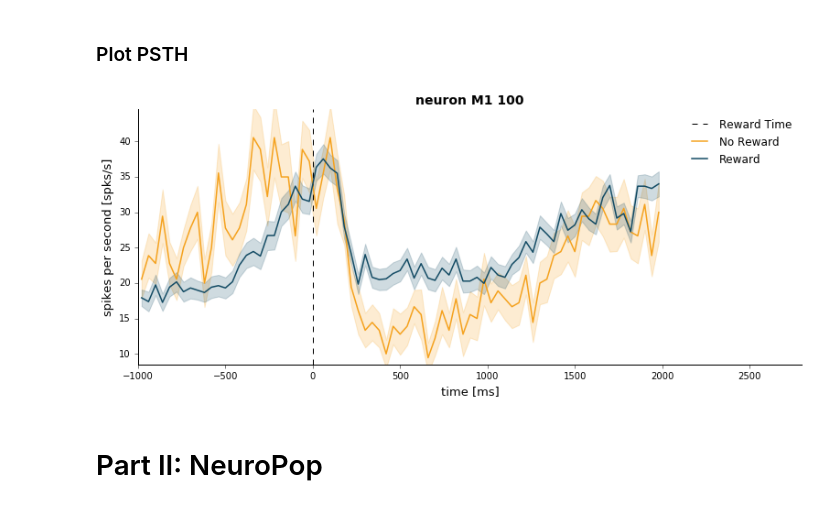
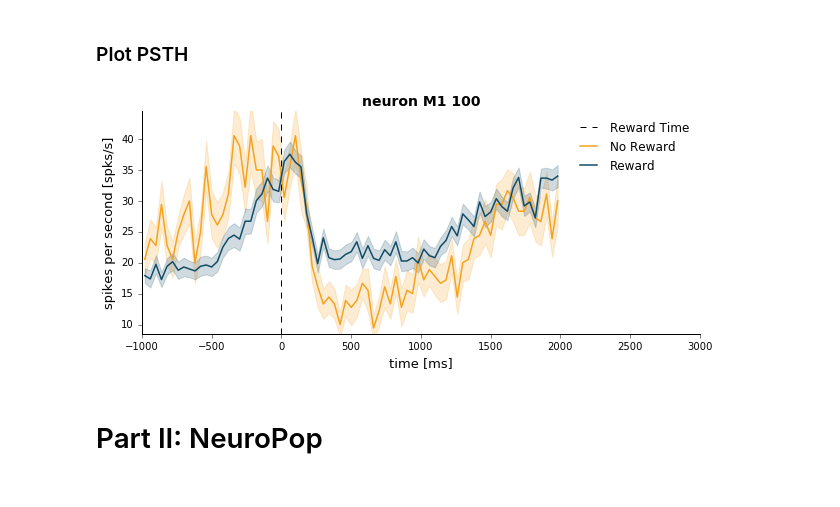
Before and after one commit to KordingLab/spykes, a Jupyter notebook: notebooks_examples/reaching_dataset_example.ipynb, the cells around one changed output. Cells and saved outputs as stored; diff of their text form; code cells hidden in the pictures.

```diff
--- a/notebooks_examples/reaching_dataset_example.ipynb
+++ b/notebooks_examples/reaching_dataset_example.ipynb
@@ -178,19 +180,21 @@ conditions_by_reward[1]['reward'] = [32]
 # %%
 psth_M1 = neuron_M1.get_psth(events=data['events']['rewardTime'],
                             features=data['features'],
                             conditions=conditions_by_reward,
                             window=[-1000,2000],
                             binsize=40,
                             plot=False);
 
 condition_names = ['No Reward','Reward']
+
+plt.figure(figsize=(10,4))
 neuron_M1.plot_psth(psth=psth_M1,
-                    figsize=(13,5),
                     event_name='Reward Time',
-                    condition_names=condition_names,
-                    xlim=[-1000, 2800]);
+                    condition_names=condition_names);
+plt.xlim([-1000, 3000])
+plt.show()
 # %% [output]
-[figure, old version]
+[figure, new version]
 # %% [markdown]
 # Part II: NeuroPop
 # %%
```
Also changed, not shown: parts of 7 cells of this notebook, 2 other files.
